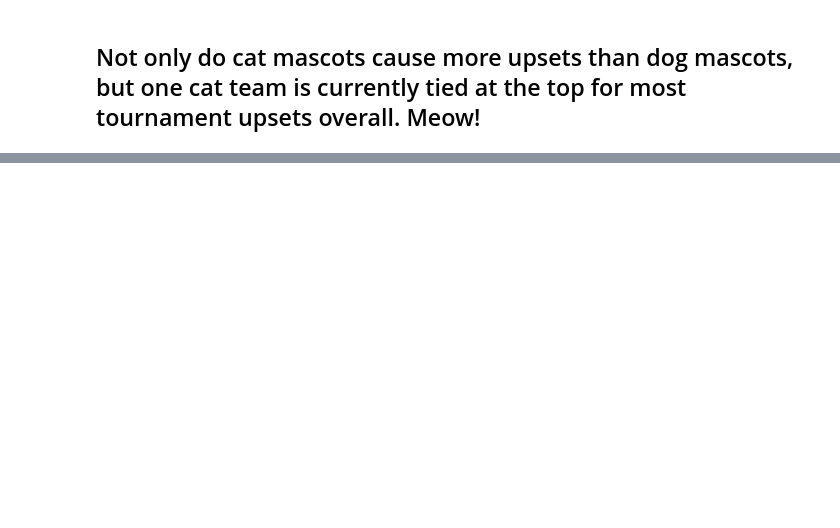
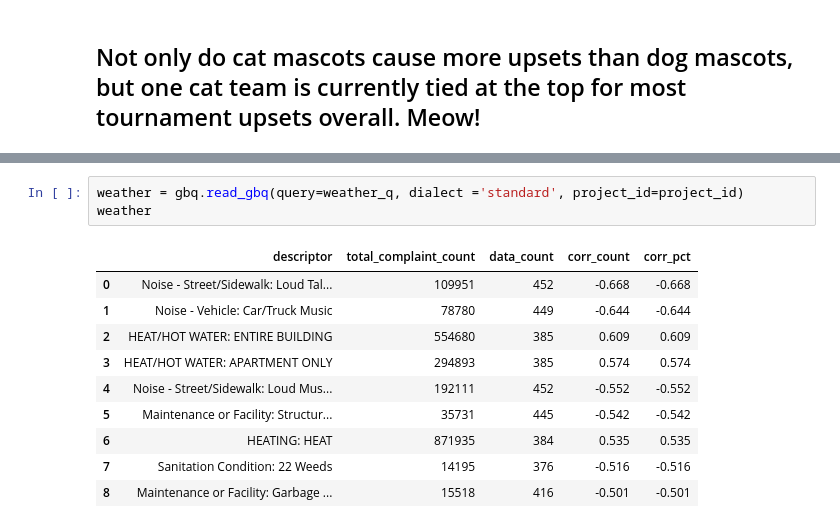
Before and after one commit to everestso/47.53.59, a Jupyter notebook: 01_mascots.ipynb, the cells around one changed output, grey strips where cells are left out. Saved outputs shown, nothing was run; the diff lists cells and outputs as text; blank space fills up the shorter version.

```diff
--- a/01_mascots.ipynb
+++ b/01_mascots.ipynb
@@ -227,0 +323,14 @@ upsets
+# %%
+weather = gbq.read_gbq(query=weather_q, dialect ='standard', project_id=project_id)
+weather
+# %% [output]
+|  | descriptor | total_complaint_count | data_count | corr_count | corr_pct |
+| 0 | Noise - Street/Sidewalk: Loud Tal... | 109951 | 452 | -0.668 | -0.668 |
+| 1 | Noise - Vehicle: Car/Truck Music | 78780 | 449 | -0.644 | -0.644 |
+| 2 | HEAT/HOT WATER: ENTIRE BUILDING | 554680 | 385 | 0.609 | 0.609 |
+| 3 | HEAT/HOT WATER: APARTMENT ONLY | 294893 | 385 | 0.574 | 0.574 |
+| 4 | Noise - Street/Sidewalk: Loud Mus... | 192111 | 452 | -0.552 | -0.552 |
+| 5 | Maintenance or Facility: Structur... | 35731 | 445 | -0.542 | -0.542 |
+| 6 | HEATING: HEAT | 871935 | 384 | 0.535 | 0.535 |
+| 7 | Sanitation Condition: 22 Weeds | 14195 | 376 | -0.516 | -0.516 |
+| 8 | Maintenance or Facility: Garbage ... | 15518 | 416 | -0.501 | -0.501 |
```
Also changed, not shown: parts of 7 cells of this notebook.
